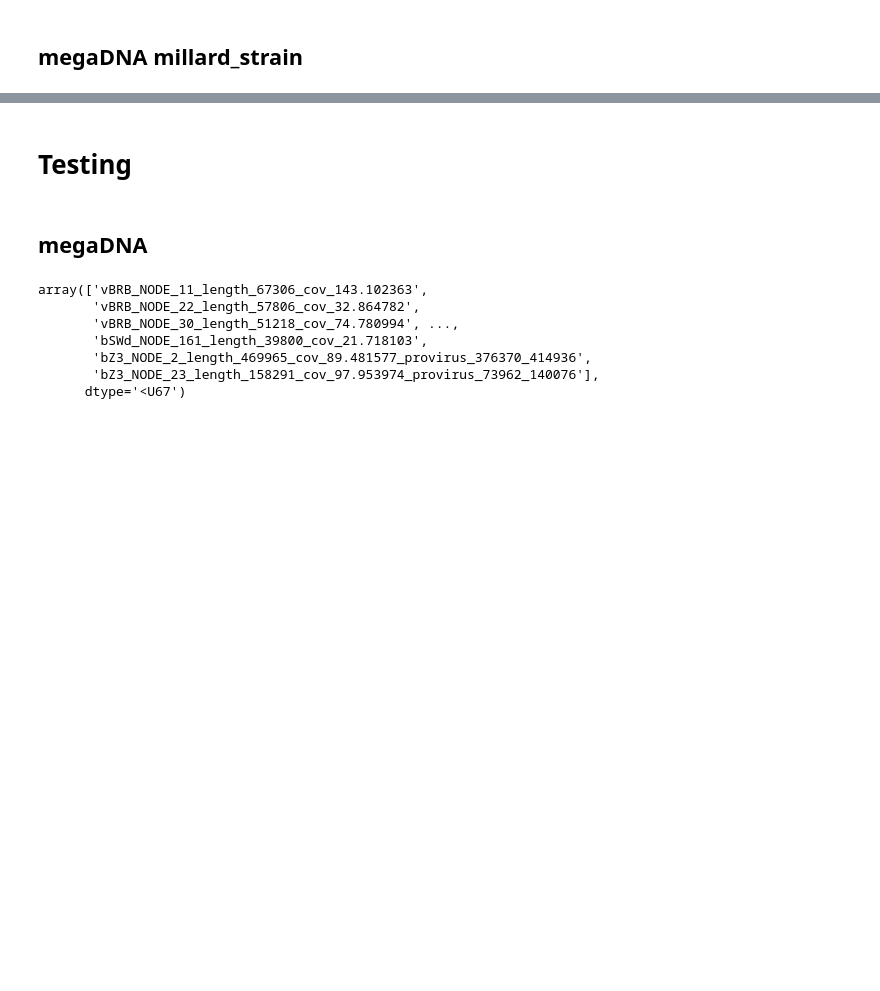
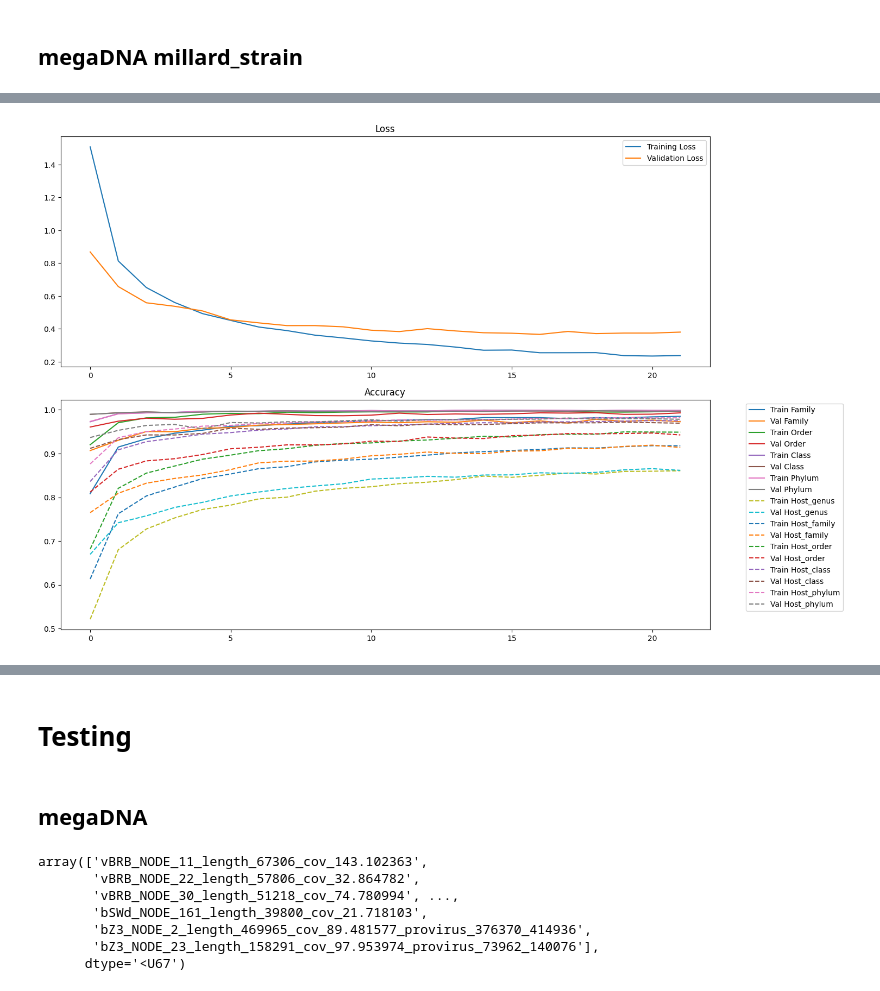
Before and after one commit to spicadust/llm-matrix, a Jupyter notebook: notebooks/mlp.ipynb, the cells around one changed output, grey strips where cells are left out. Cells and saved outputs as stored; diff of their text form; code cells hidden in the pictures; blank space fills up the shorter version.

```diff
--- a/notebooks/mlp.ipynb
+++ b/notebooks/mlp.ipynb
@@ -1611,3 +1610,4 @@ embeddings_millard_megadna = np.load("../results/embeddings_megaDNA277_millard.n
 headers_millard_megadna = np.load("../results/headers_megaDNA277_millard.npy")
 embeddings_strain_megadna = np.load("../results/embeddings_megaDNA277_strain.npy")
 headers_strain_megadna = np.load("../results/headers_megaDNA277_strain.npy")
+millardstrain_metadata_train = pd.read_csv("../dataset/millardstrain_metadata_train.tsv", sep="\t")
@@ -1613,0 +1737,88 @@ headers_strain_megadna = np.load("../results/headers_megaDNA277_strain.npy")
+# %%
+# Training loop
+num_epochs = 50
+criterion = nn.CrossEntropyLoss()
+optimizer = torch.optim.Adam(model.parameters(), lr=0.001)
+
+best_val_loss = float("inf")
+patience = 5
+patience_counter = 0
+
+history = {"train_loss": [], "val_loss": [], "train_acc": {}, "val_acc": {}}
+
+# Create directory for saving models if it doesn't exist
+os.makedirs("../models", exist_ok=True)
+
+for epoch in range(num_epochs):
+    # Training
+    train_loss, train_acc = train_epoch(
+        model, train_loader, criterion, optimizer, device, viral_tree, host_tree
+    )
+
+    # Validation
+    val_loss, val_acc = validate(model, val_loader, criterion, device, viral_tree, host_tree)
+
+    # Store metrics
+    history["train_loss"].append(train_loss)
+    history["val_loss"].append(val_loss)
+
+    for level in {**train_acc, **val_acc}:
+        if level not in history["train_acc"]:
+            history["train_acc"][level] = []
+            history["val_acc"][level] = []
+        history["train_acc"][level].append(train_acc.get(level, 0))
+        history["val_acc"][level].append(val_acc.get(level, 0))
+
+    # Print progress
+    print(f"Epoch {epoch+1}/{num_epochs}")
+    print(f"Train Loss: {train_loss:.4f}, Val Loss: {val_loss:.4f}")
+    print("Train Accuracies:", {k: f"{v:.4f}" for k, v in train_acc.items()})
+    print("Val Accuracies:", {k: f"{v:.4f}" for k, v in val_acc.items()})
+
+    # Early stopping
+    if val_loss < best_val_loss:
+        best_val_loss = val_loss
+        patience_counter = 0
+        # Save best model
+        torch.save(
+            {
+                "model_state_dict": model.state_dict(),
+                "optimizer_state_dict": optimizer.state_dict(),
+                "epoch": epoch,
+                "val_loss": val_loss,
+                "encoders": encoders,
+            },
+            "../models/taxonomy_mlp_model_megadna277_millardstrain.pt",
+        )
+    else:
+        patience_counter += 1
+        if patience_counter >= patience:
+            print("Early stopping triggered")
+            break
+
+# Plot results
+plt.figure(figsize=(15, 10))
+
+# Plot loss
+plt.subplot(2, 1, 1)
+plt.plot(history["train_loss"], label="Training Loss")
+plt.plot(history["val_loss"], label="Validation Loss")
+plt.title("Loss")
+plt.legend()
+
+# Plot accuracies
+plt.subplot(2, 1, 2)
+for level in history["train_acc"]:
+    if level in viral_taxonomy_levels:
+        linestyle = "-"
+    else:
+        linestyle = "--"
+    plt.plot(history["train_acc"][level], label=f"Train {level}", linestyle=linestyle)
+    plt.plot(history["val_acc"][level], label=f"Val {level}", linestyle=linestyle)
+plt.title("Accuracy")
+plt.legend(bbox_to_anchor=(1.05, 1), loc="upper left")
+plt.tight_layout()
+plt.show()
+
+print("Training completed and model saved successfully")
+# %% [output]
@@ -1613,0 +1842 @@ headers_strain_megadna = np.load("../results/headers_megaDNA277_strain.npy")
+[figure, added]
```
Also changed, not shown: parts of 9 cells of this notebook, 1 other file.
